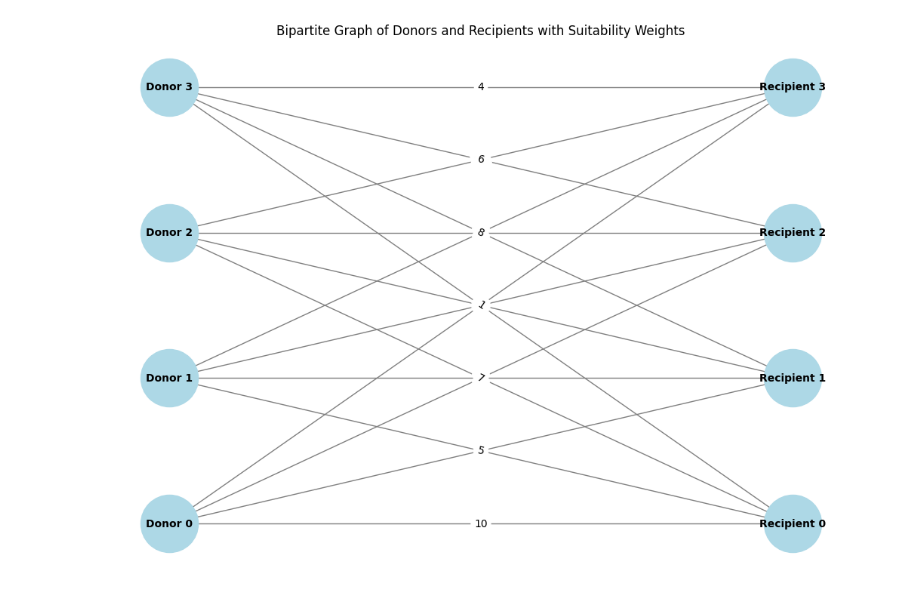
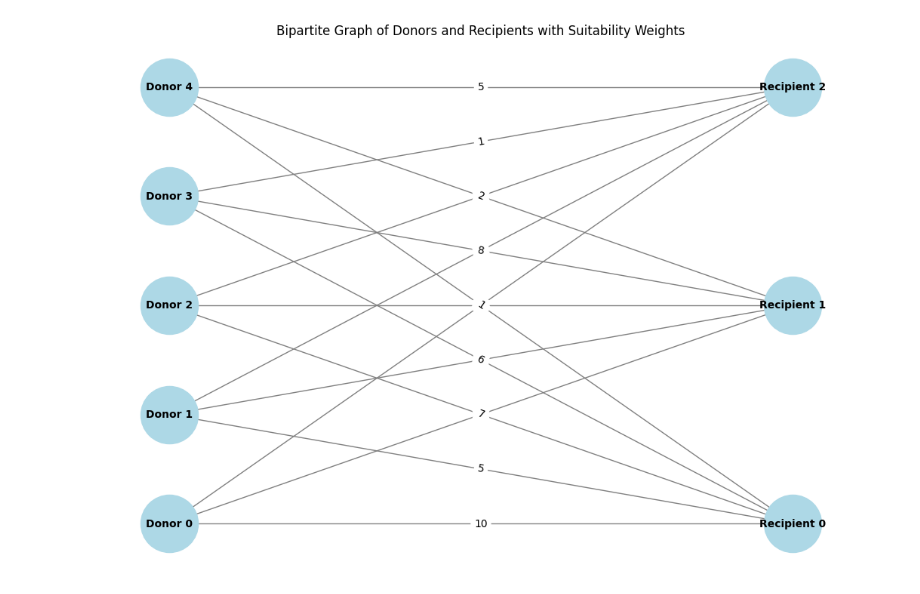
Before and after one commit to yagizdas/prototype, a Jupyter notebook: quboexp.ipynb, the cells around one changed output. Cells and saved outputs as stored; diff of their text form; code cells hidden in the pictures.

```diff
--- a/quboexp.ipynb
+++ b/quboexp.ipynb
@@ -34,13 +40,14 @@ import networkx as nx
 from qiskit_optimization import QuadraticProgram
 
 # Define the problem
-n_donors = 4  # Number of donors
-n_recipients = 4  # Number of recipients
+n_donors = 5  # Number of donors
+n_recipients = 3  # Number of recipients
 weights = [
-    [10, 2, 1, 8],  # Donor 0
-    [5, 9, 4, 6],   # Donor 1
-    [7, 3, 2, 10],  # Donor 2
-    [1, 8, 6, 4]    # Donor 3
+    [10, 2, 1],  # Donor 0
+    [5, 9, 4],   # Donor 1
+    [7, 3, 2],  # Donor 2
+    [6, 8, 1],  # Donor 3
+    [1, 2, 5]    # Donor 4
 ]  # Example weights
 
 # Initialize QUBO
@@ -56,34 +63,34 @@ objective_terms = []
 for i in range(n_donors):
     for j in range(n_recipients):
         objective_terms.append(weights[i][j])
 
 # The objective should be a weighted sum of all pairwise terms
 qubo.maximize(linear={f"x_{i}_{j}": weights[i][j] for i in range(n_donors) for j in range(n_recipients)})
 
 # Create a bipartite graph for visualization
 G = nx.Graph()
 
 # Add nodes for donors and recipients
 donor_nodes = [f"Donor {i}" for i in range(n_donors)]
 recipient_nodes = [f"Recipient {j}" for j in range(n_recipients)]
 G.add_nodes_from(donor_nodes, bipartite=0)
 G.add_nodes_from(recipient_nodes, bipartite=1)
 
 # Add weighted edges between donors and recipients
 for i in range(n_donors):
     for j in range(n_recipients):
         G.add_edge(donor_nodes[i], recipient_nodes[j], weight=weights[i][j])
 
 # Draw the bipartite graph
 pos = nx.bipartite_layout(G, nodes=donor_nodes)
 plt.figure(figsize=(10, 7))
 nx.draw(G, pos, with_labels=True, node_size=3000, node_color='lightblue', font_size=10, font_weight='bold', edge_color='gray')
 edge_labels = nx.get_edge_attributes(G, 'weight')
 nx.draw_networkx_edge_labels(G, pos, edge_labels=edge_labels)
 plt.title("Bipartite Graph of Donors and Recipients with Suitability Weights")
 plt.show()
 # %% [output]
-[figure, old version]
+[figure, new version]
 # %%
 # Add constraints for donors (each donor must match with one recipient)
 for i in range(n_donors):
```
Also changed, not shown: parts of 6 cells of this notebook.
